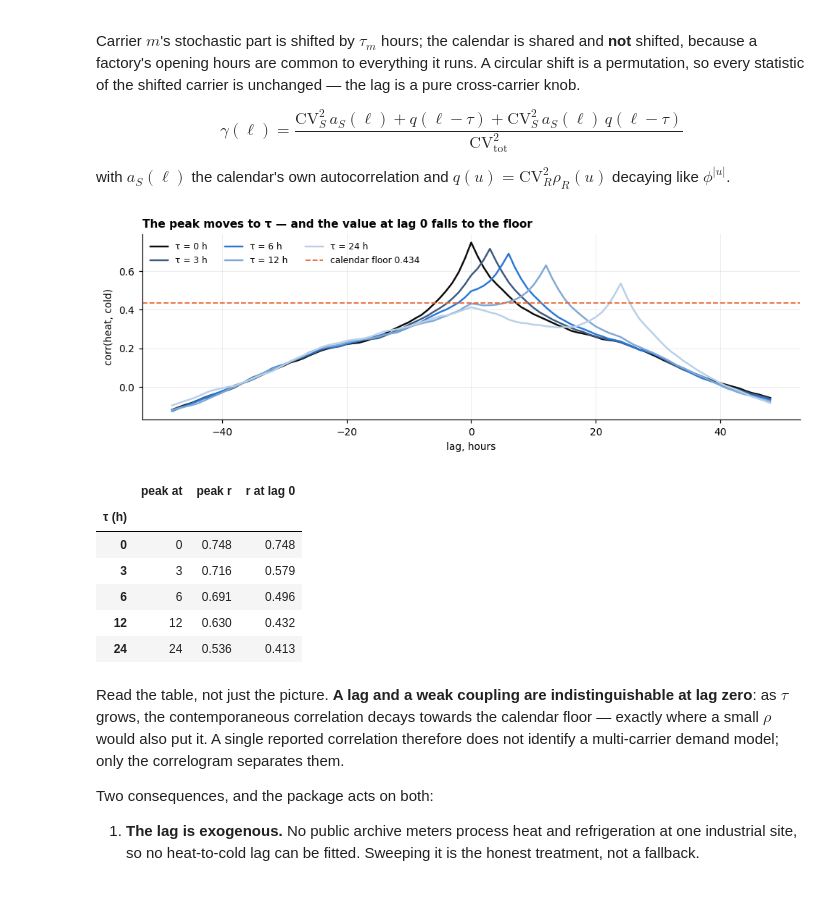
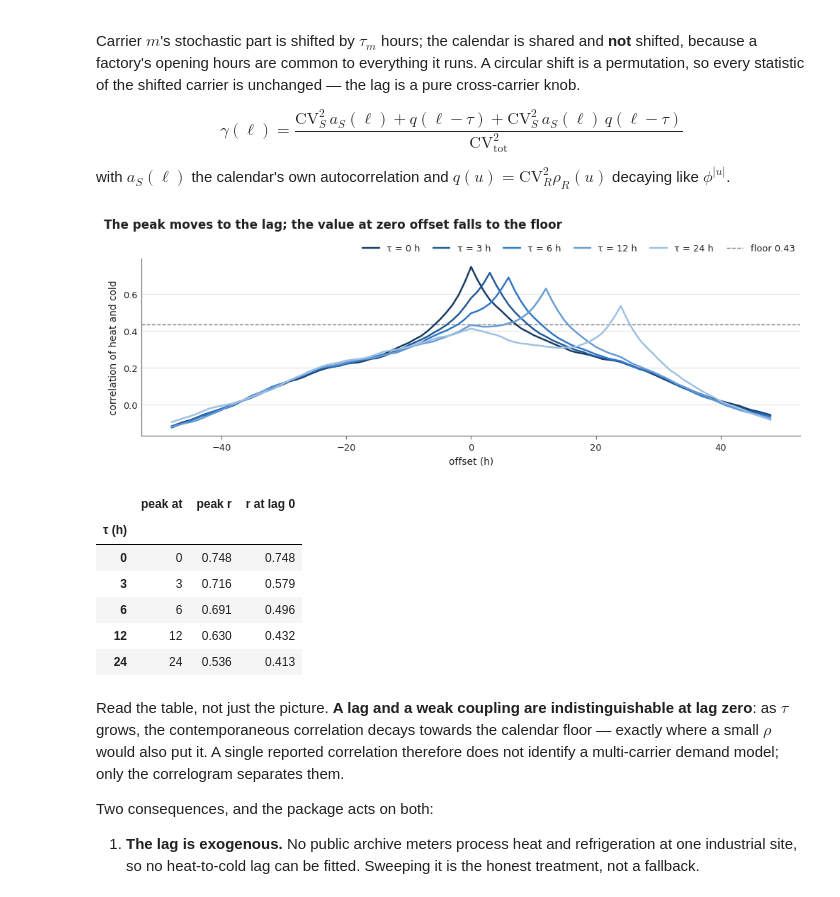
Before and after one commit to Matt-haug/loadcast, a Jupyter notebook: examples/01_tutorial.ipynb, the cells around one changed output. Drawn from its saved outputs; the diff is of its cells as text; code cells hidden in the pictures.

```diff
--- a/examples/01_tutorial.ipynb
+++ b/examples/01_tutorial.ipynb
@@ -452,18 +452,17 @@ while the regions' scale varies by a factor of 17.9.
 A study of storage that inherits this concludes that a perfectly matched host is
 achievable — because in its input data, the carriers never disagree.
 # %%
-fig, axes = plt.subplots(1, 2, figsize=(9, 3.0), sharey=True)
+fig, axes = plt.subplots(1, 2, figsize=fs.size(1, height=3.1), sharey=True)
 for ax, (frame, title) in zip(axes, [
-        (published, "disaggregated construction"),
-        (gen, "loadcast, correlation asked for = 0.60")]):
+        (published, "every carrier a multiple of one profile"),
+        (gen, "loadcast, with a correlation of 0.60 asked for")]):
     cg = lc.cross_correlogram(frame["heat_kw"], frame["cold_kw"], max_lag=36)
+    fs.reference(ax, 1.0, style=":")
     ax.plot(cg["lag_h"], cg["correlation"], color=C["cold"], lw=1.8)
-    ax.set_ylim(-0.05, 1.05)
-    ax.axhline(1.0, color="#83807a", ls=":", lw=0.9)
-    ax.set_xlabel("lag, hours"); ax.set_title(title, loc="left")
-axes[0].set_ylabel("corr(heat, cold)")
-plt.suptitle("What the carriers' relationship looks like, lag by lag",
-             y=1.03, fontsize=10, fontweight="bold")
-save("07_coincidence")
+    ax.set_ylim(-0.05, 1.08)
+    ax.set_xlabel("offset (h)"); ax.set_title(title)
+axes[0].set_ylabel("correlation of heat and cold")
+fs.title(fig, "Correlation between heat and cold at each offset")
+save(fig, "07_coincidence")
 plt.show()
 # %% [output]
@@ -540,27 +538,27 @@ $$
 with $a_S(\ell)$ the calendar's own autocorrelation and
 $q(u) = \mathrm{CV}_R^2\rho_R(u)$ decaying like $\phi^{|u|}$.
 # %%
-fig, ax = plt.subplots(figsize=(9, 3.2))
+fig, ax = plt.subplots(figsize=fs.size(1, height=3.3))
 floor = lc.correlation_floor("semi_continuous")
 rows = []
-for tau, shade in zip([0, 3, 6, 12, 24], ["#0b0b0b", "#3d5a80", C["cold"], "#7fa8d4", "#b9d0e8"]):
+for tau, shade in zip([0, 3, 6, 12, 24], fs.ramp("cold", 5, light=0.55, dark=0.5)[::-1]):
     frame = lc.generate(annual_mwh=10_000, heat_to_cold=2.0, elec_share=0.2,
                         carrier_correlation=0.75, carrier_lag_h={"cold": tau}, seed=11)
     cg = lc.cross_correlogram(frame["heat_kw"], frame["cold_kw"], max_lag=48)
     ax.plot(cg["lag_h"], cg["correlation"], color=shade, lw=1.6, label=f"τ = {tau} h")
     peak = cg.loc[cg["correlation"].idxmax()]
     rows.append({"τ (h)": tau, "peak at": int(peak["lag_h"]), "peak r": round(peak["correlation"], 3),
                  "r at lag 0": round(float(cg.loc[cg["lag_h"] == 0, "correlation"].iloc[0]), 3)})
-ax.axhline(floor, color=C["heat"], ls="--", lw=1.2, label=f"calendar floor {floor:.3f}")
-ax.set_xlabel("lag, hours"); ax.set_ylabel("corr(heat, cold)")
-ax.set_title("The peak moves to τ — and the value at lag 0 falls to the floor", loc="left")
-ax.legend(fontsize=8, ncol=3)
-save("08_lag")
+fs.reference(ax, floor, label=f"floor {floor:.2f}")
+ax.set_xlabel("offset (h)"); ax.set_ylabel("correlation of heat and cold")
+fs.legend(ax)
+fs.title(fig, "The peak moves to the lag; the value at zero offset falls to the floor")
+save(fig, "08_lag")
 plt.show()
 
 pd.DataFrame(rows).set_index("τ (h)")
 # %% [output]
-[figure, old version]
+[figure, new version]
 |  | peak at | peak r | r at lag 0 |
 | τ (h) |  |  |  |
 | 0 | 0 | 0.748 | 0.748 |
```
Also changed, not shown: parts of 13 cells of this notebook, 30 other files.
